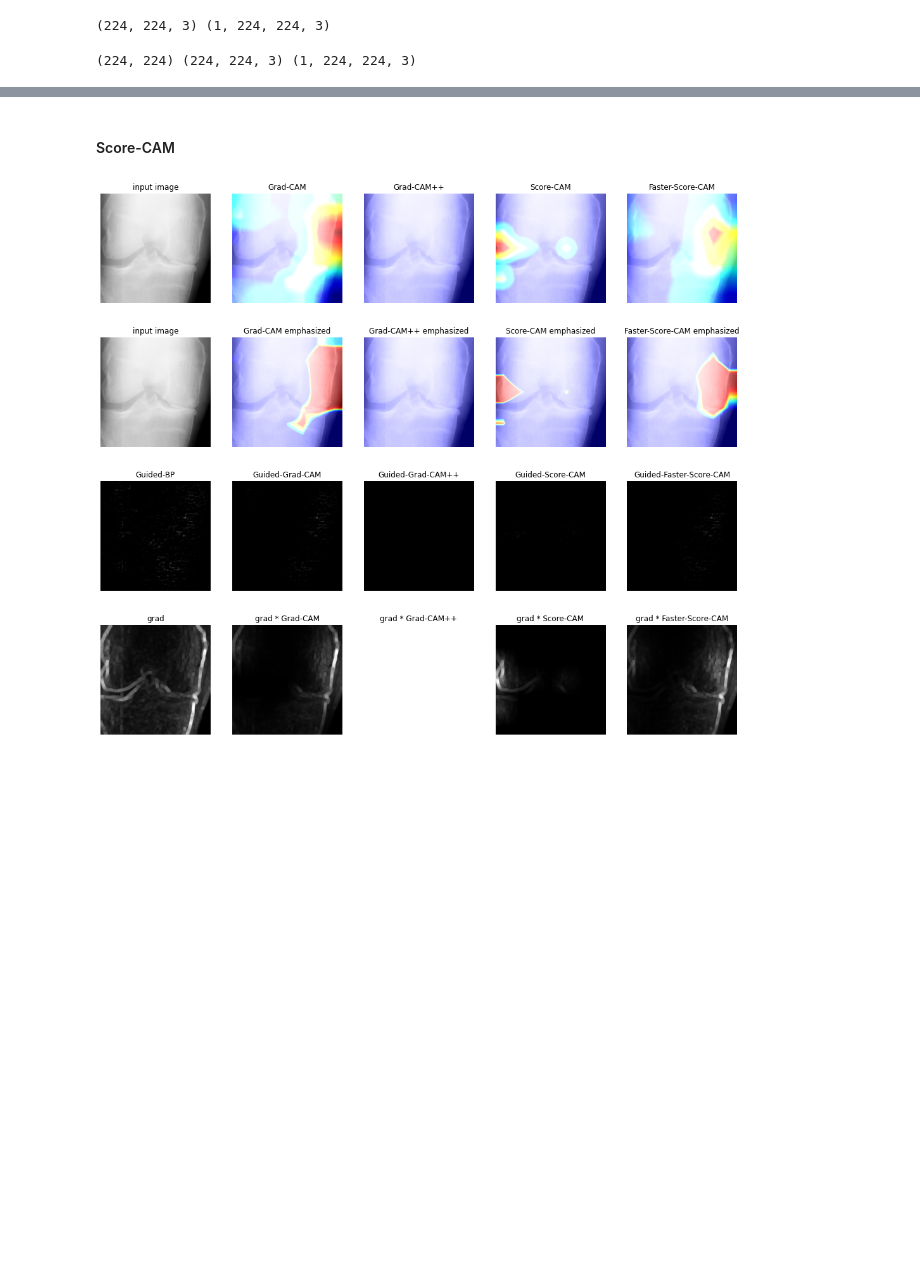
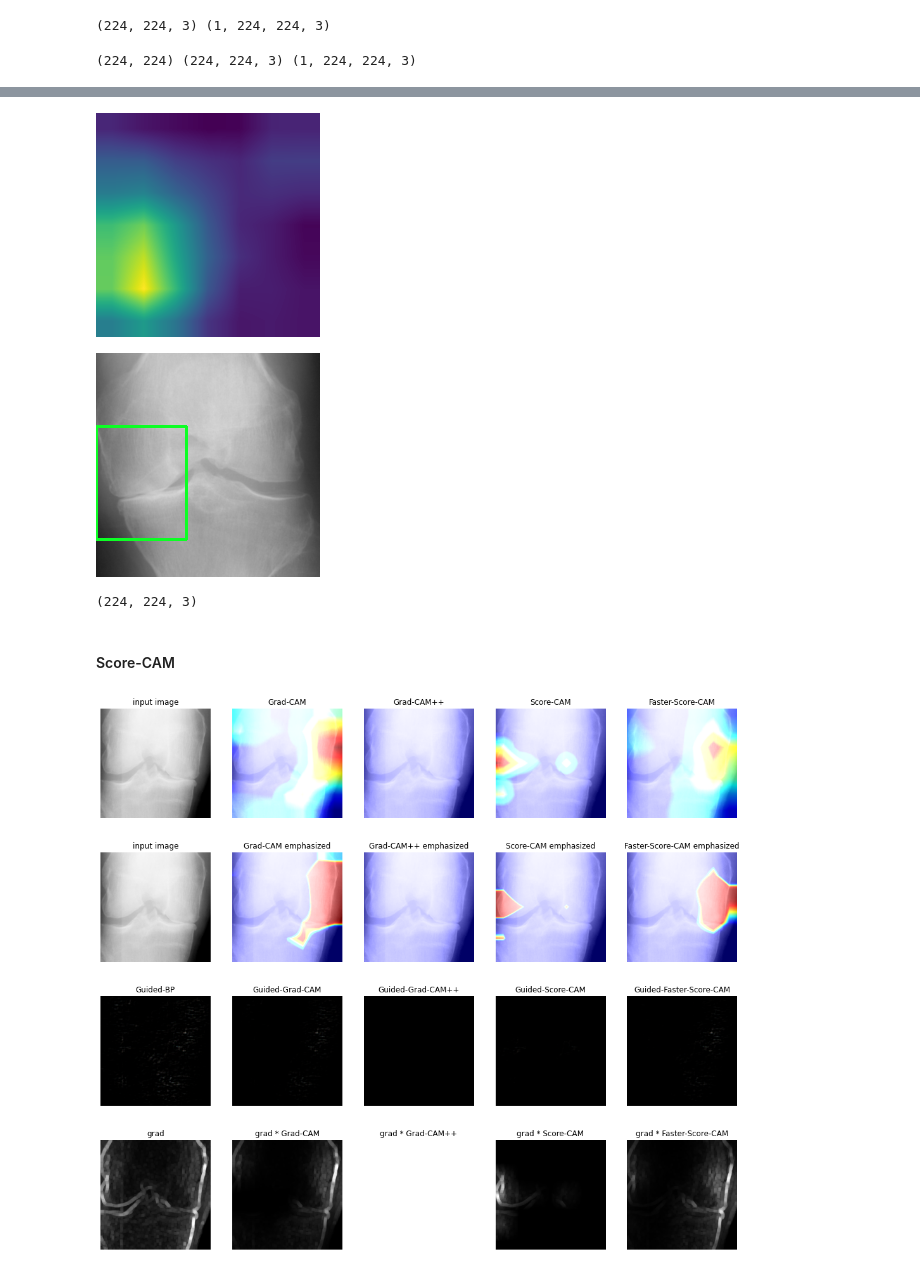
Before and after one commit to jah377/XAI_ImageClassification, a Jupyter notebook: model_test.ipynb, the cells around one changed output, grey strips where cells are left out. Drawn from its saved outputs; the diff is of its cells as text; code cells hidden in the pictures; blank space fills up the shorter version.

```diff
--- a/model_test.ipynb
+++ b/model_test.ipynb
@@ -634,3 +687,28 @@ ax[2].imshow(output)
+# %%
+gray = cv2.cvtColor(heatmap2, cv2.COLOR_BGR2GRAY)
+# thresh = cv2.threshold(gray, 0, 255, cv2.THRESH_BINARY + cv2.THRESH_OTSU)[1]
+thresh = cv2.threshold(gray, 100, 100, 0)[1]
+
+cnts = cv2.findContours(thresh, cv2.RETR_EXTERNAL, cv2.CHAIN_APPROX_SIMPLE)
+cnts = cnts[0] if len(cnts) == 2 else cnts[1]
+for c in cnts:
+    x,y,w,h = cv2.boundingRect(c)
+    w *= 0.9
+    h *= 0.75
+
+    w, h = int(w), int(h)
+
+    rect = cv2.rectangle(image2, (x, y), (x + w, y + h), (36,255,12), 2)
+
+cv2_imshow(heatmap2)
+cv2_imshow(image2)
+# %% [output]
+[figure, added]
+[figure, added]
+# %%
+heatmap2.shape
+# %% [output]
+(224, 224, 3)
 # %% [markdown]
 #### Score-CAM
 # %%
```
Also changed, not shown: parts of 27 cells of this notebook.
